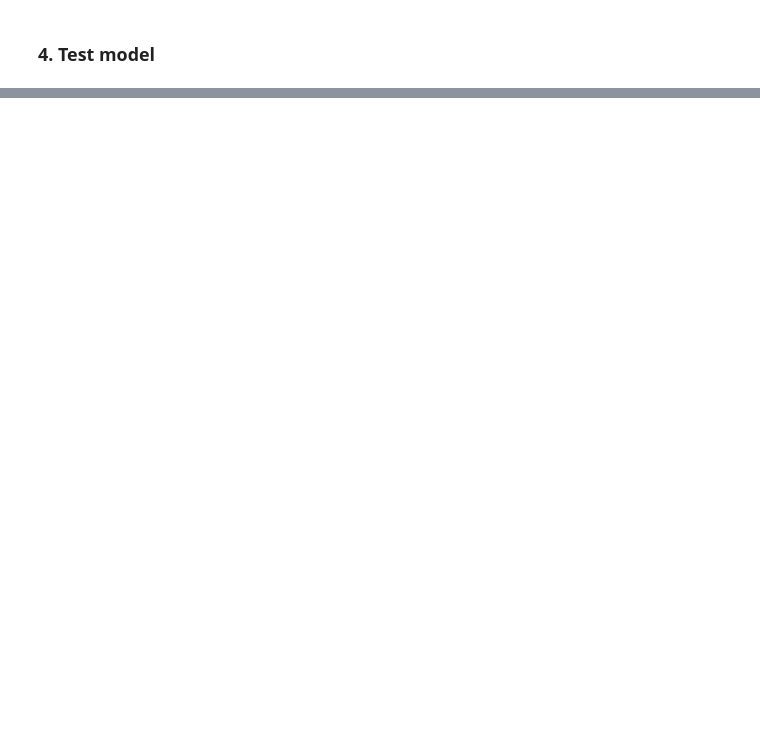
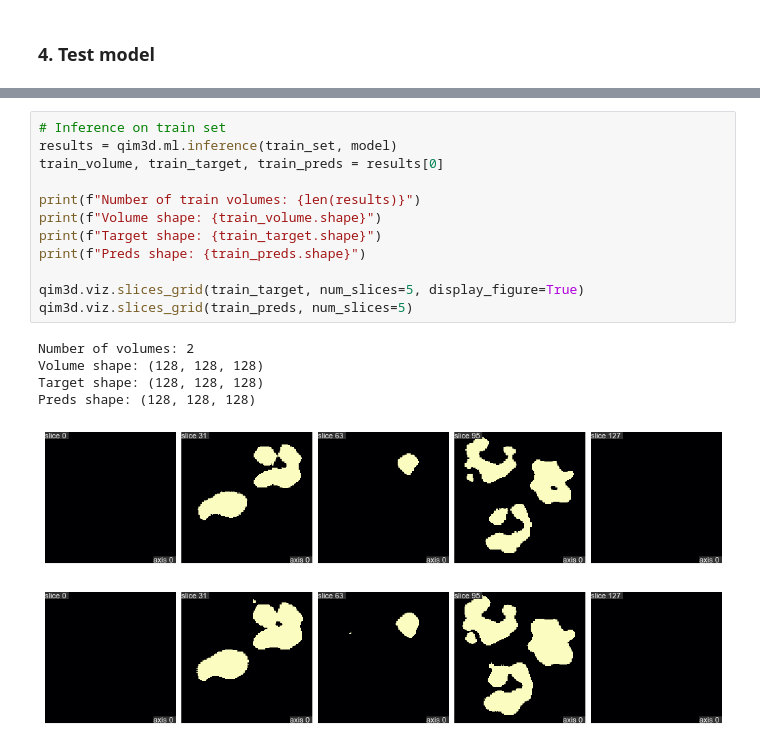
Before and after one commit to qim-center/qim3d, a Jupyter notebook: docs/notebooks/UNet.ipynb, the cells around one changed output, grey strips where cells are left out. Saved outputs shown, nothing was run; the diff lists cells and outputs as text; blank space fills up the shorter version.

```diff
--- a/docs/notebooks/UNet.ipynb
+++ b/docs/notebooks/UNet.ipynb
@@ -216,0 +258,19 @@ ValueError: Input image must be (C,H,W) format
+# %%
+# Inference on train set
+results = qim3d.ml.inference(train_set, model)
+train_volume, train_target, train_preds = results[0]
+
+print(f"Number of train volumes: {len(results)}")
+print(f"Volume shape: {train_volume.shape}")
+print(f"Target shape: {train_target.shape}")
+print(f"Preds shape: {train_preds.shape}")
+
+qim3d.viz.slices_grid(train_target, num_slices=5, display_figure=True)
+qim3d.viz.slices_grid(train_preds, num_slices=5)
+# %% [output]
+Number of volumes: 2
+Volume shape: (128, 128, 128)
+Target shape: (128, 128, 128)
+Preds shape: (128, 128, 128)
+[figure, added]
+[figure, added]
```
Also changed, not shown: parts of 13 cells of this notebook, 4 other files.
